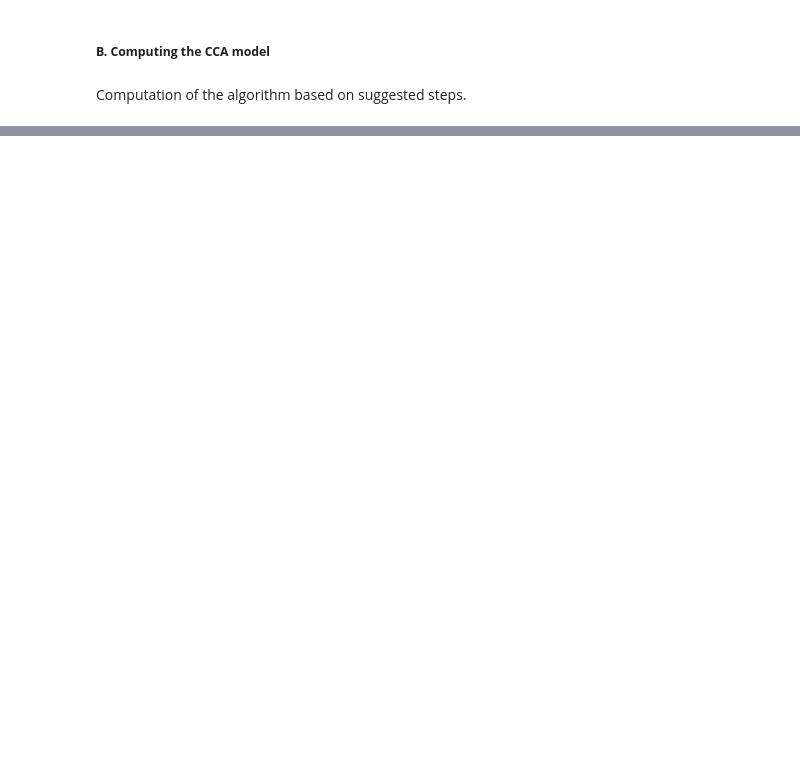
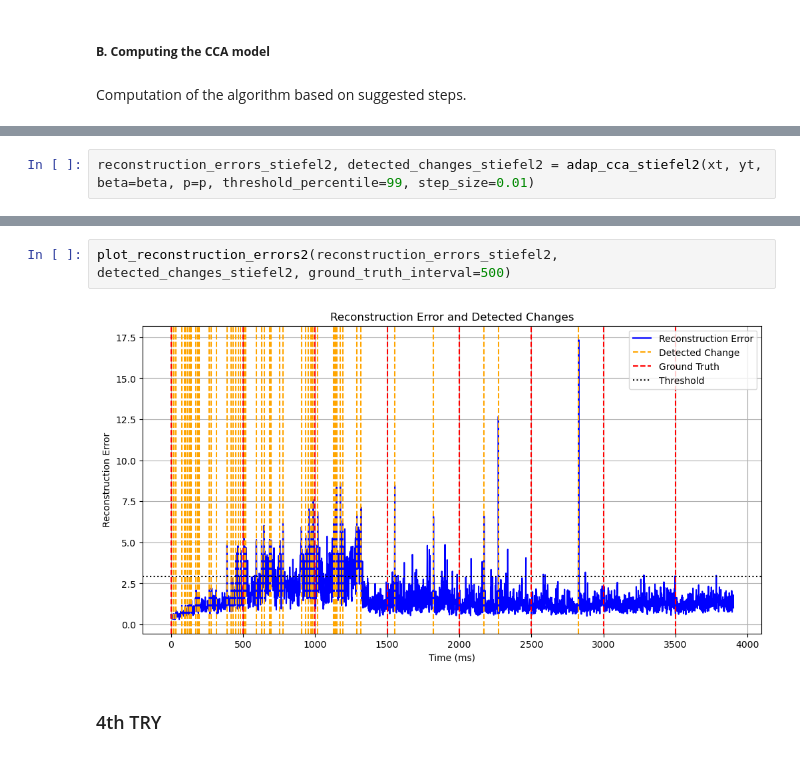
Before and after one commit to anacarsi/ss24_CCA_Reduced_Rank, a Jupyter notebook: src/bci_competition.ipynb, the cells around one changed output, grey strips where cells are left out. Cells and saved outputs as stored; diff of their text form; blank space fills up the shorter version.

```diff
--- a/src/bci_competition.ipynb
+++ b/src/bci_competition.ipynb
@@ -164,0 +883,2 @@ def adap_cca(xt, yt, beta=0.98, p=4):
+# %%
+reconstruction_errors_stiefel2, detected_changes_stiefel2 = adap_cca_stiefel2(xt, yt, beta=beta, p=p, threshold_percentile=99, step_size=0.01)
@@ -164,0 +891,6 @@ def adap_cca(xt, yt, beta=0.98, p=4):
+# %%
+plot_reconstruction_errors2(reconstruction_errors_stiefel2, detected_changes_stiefel2, ground_truth_interval=500)
+# %% [output]
+[figure, added]
+# %% [markdown]
+### 4th TRY
```
Also changed, not shown: parts of 43 cells of this notebook, 12 other files.
